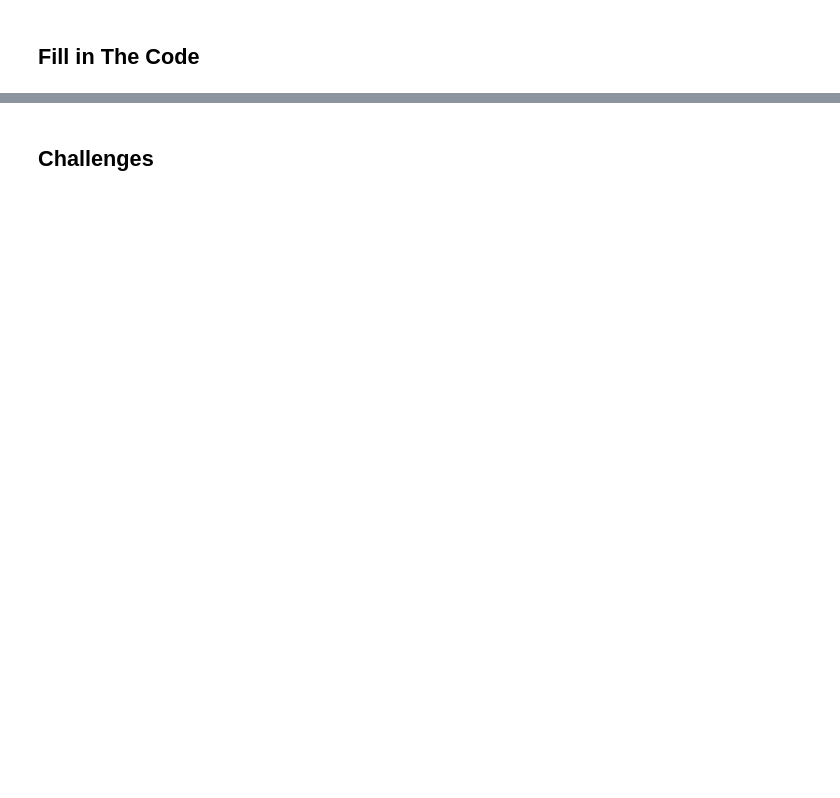
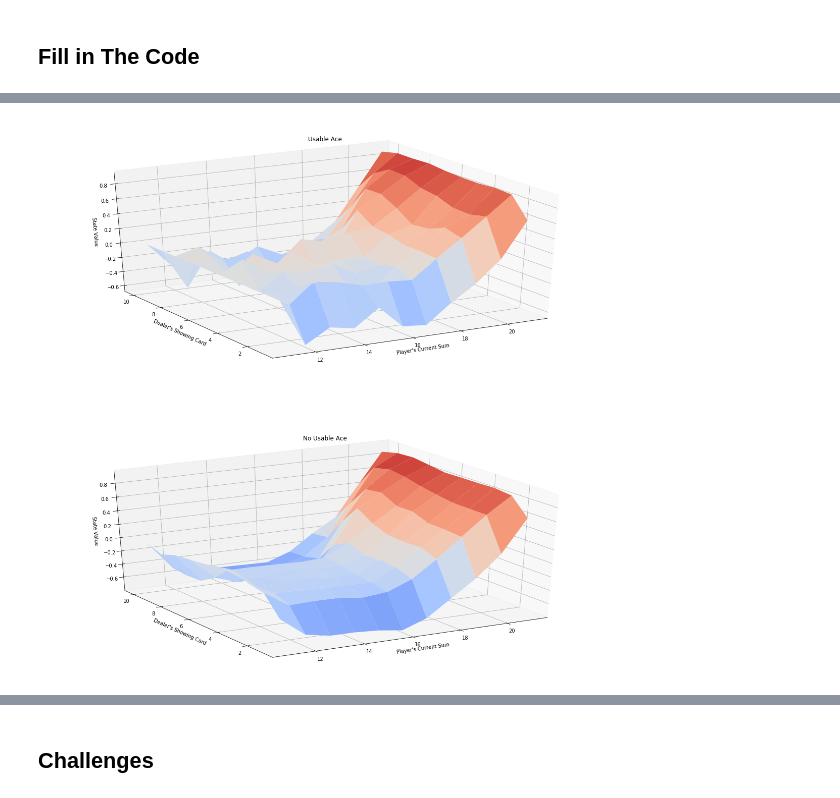
Before and after one commit to Datatouille/rl-workshop, a Jupyter notebook: session2.ipynb, the cells around one changed output, grey strips where cells are left out. Saved outputs shown, nothing was run; the diff lists cells and outputs as text; code cells hidden in the pictures; blank space fills up the shorter version.

```diff
--- a/session2.ipynb
+++ b/session2.ipynb
@@ -255,24 +455,0 @@ Actions: ['U' 'L' 'D' 'R']
-# %%
-#stochastic environment
-env = Gridworld(wind_p=0.2)
-
-#initial policy
-policy = {(0, 0): 3,
-          (0, 1): 3,
-          (0, 2): 2,
-          (1, 0): 3,
-          (1, 1): 3,
-          (1, 2): 0,
-          (2, 0): 3,
-          (2, 1): 0,
-          (2, 2): 0}
-
-#stochastic agent - epsilon greedy with decays
-a = MCAgent(env, policy = policy, gamma = 0.9,
-            start_epsilon=0.9,end_epsilon=0.3,epsilon_decay=0.9)
-
-print('Reward Grid')
-env.print_reward()
-print('\n')
-print('Policy: Reach Goal ASAP')
-a.print_policy()
@@ -356,0 +462,8 @@ Actions: ['U' 'L' 'D' 'R']
+# %%
+a = BJAgent(env)
+a.mc_control_q()
+# %%
+a.q_to_v()
+plot_blackjack_values(a.v)
+# %% [output]
+[figure, added]
```
Also changed, not shown: parts of 83 cells of this notebook, 8 other files.
